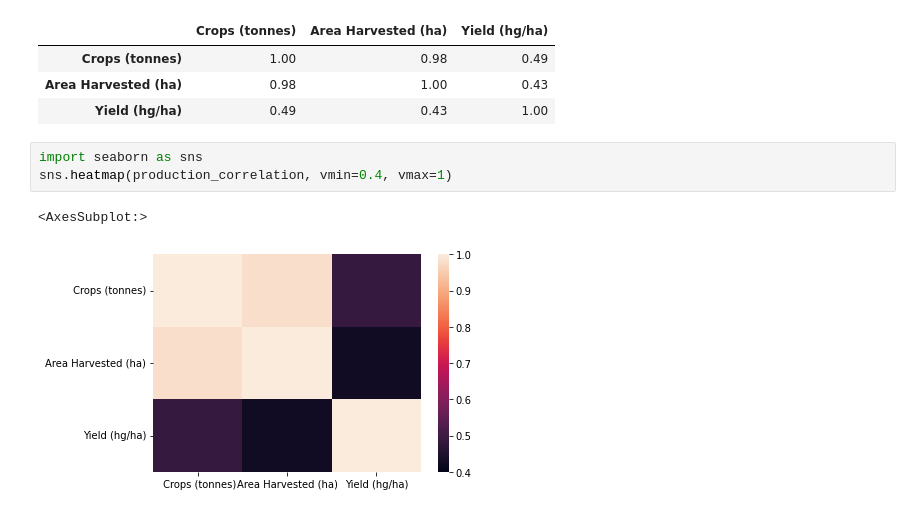
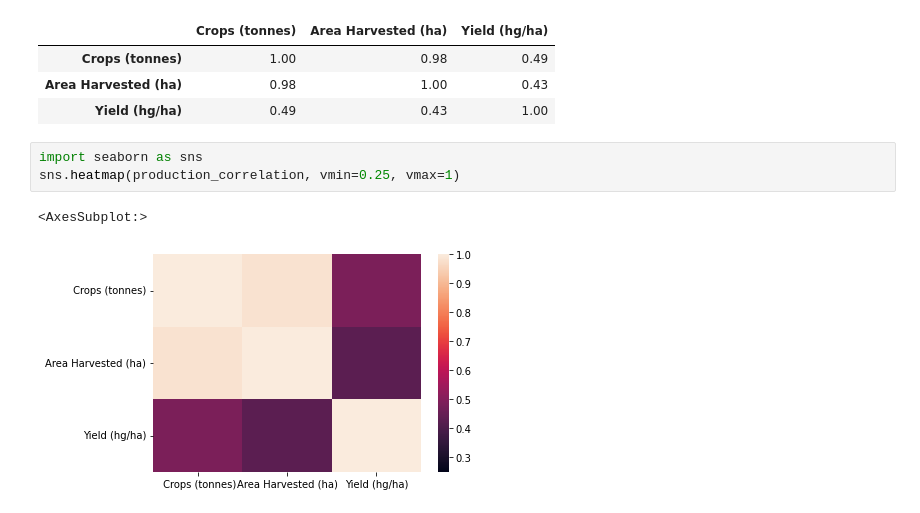
Before and after one commit to pekfrjufrirf12/project1_group3, a Jupyter notebook: Project Data/production_data.ipynb, the cells around one changed output. Saved outputs shown, nothing was run; the diff lists cells and outputs as text.

```diff
--- a/Project Data/production_data.ipynb
+++ b/Project Data/production_data.ipynb
@@ -345,7 +342,7 @@ production_correlation
 | Yield (hg/ha) | 0.49 | 0.43 | 1.00 |
 # %%
 import seaborn as sns
-sns.heatmap(production_correlation, vmin=0.4, vmax=1)
+sns.heatmap(production_correlation, vmin=0.25, vmax=1)
 # %% [output]
 <AxesSubplot:>
-[figure, old version]
+[figure, new version]
```
Also changed, not shown: parts of 3 cells of this notebook.
